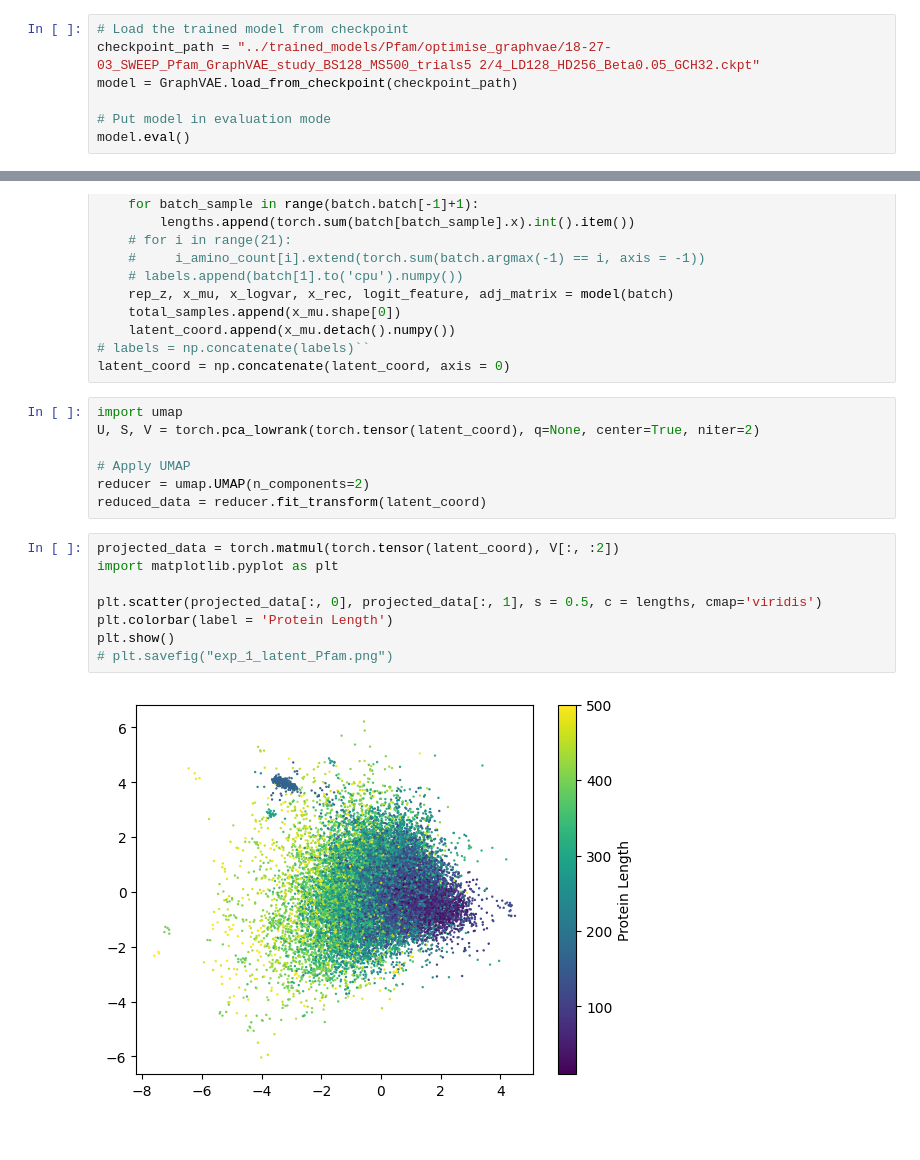
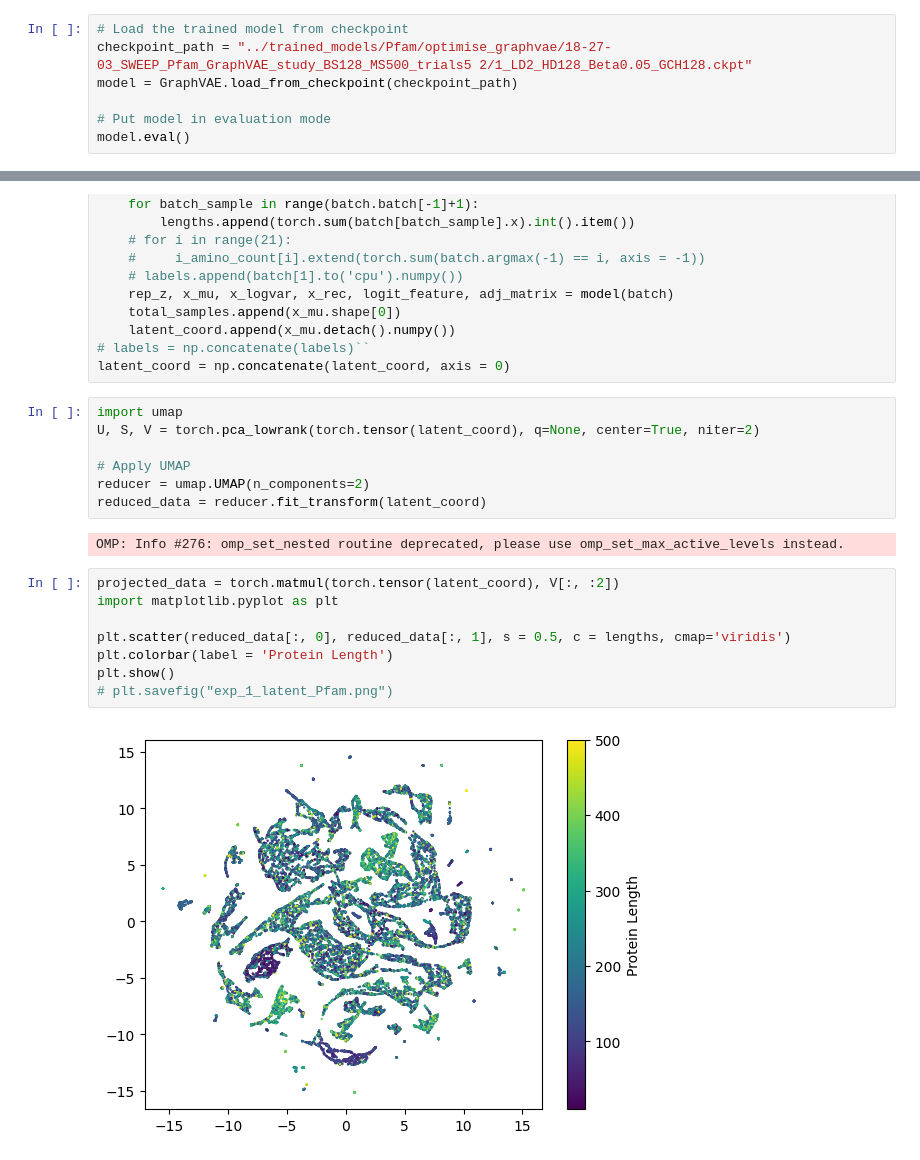
Before and after one commit to shazakam/ProteinManifoldLearning, a Jupyter notebook: Notebooks/GraphVAE_latent_vis.ipynb, the cells around one changed output, grey strips where cells are left out. Saved outputs shown, nothing was run; the diff lists cells and outputs as text.

```diff
--- a/Notebooks/GraphVAE_latent_vis.ipynb
+++ b/Notebooks/GraphVAE_latent_vis.ipynb
@@ -32,7 +29,7 @@ batch_size = 128
 loader = DataLoader(dataset, batch_size=batch_size, shuffle=False)
 # %%
 # Load the trained model from checkpoint
-checkpoint_path = "../trained_models/Pfam/optimise_graphvae/18-27-03_SWEEP_Pfam_GraphVAE_study_BS128_MS500_trials5 2/4_LD128_HD256_Beta0.05_GCH32.ckpt"
+checkpoint_path = "../trained_models/Pfam/optimise_graphvae/18-27-03_SWEEP_Pfam_GraphVAE_study_BS128_MS500_trials5 2/1_LD2_HD128_Beta0.05_GCH128.ckpt"
 model = GraphVAE.load_from_checkpoint(checkpoint_path)
 
 # Put model in evaluation mode
@@ -81,13 +78,15 @@ U, S, V = torch.pca_lowrank(torch.tensor(latent_coord), q=None, center=True, nit
 # Apply UMAP
 reducer = umap.UMAP(n_components=2)
 reduced_data = reducer.fit_transform(latent_coord)
+# %% [output]
+OMP: Info #276: omp_set_nested routine deprecated, please use omp_set_max_active_levels instead.
 # %%
 projected_data = torch.matmul(torch.tensor(latent_coord), V[:, :2])
 import matplotlib.pyplot as plt
 
-plt.scatter(projected_data[:, 0], projected_data[:, 1], s = 0.5, c = lengths, cmap='viridis')
+plt.scatter(reduced_data[:, 0], reduced_data[:, 1], s = 0.5, c = lengths, cmap='viridis')
 plt.colorbar(label = 'Protein Length')
 plt.show()
 # plt.savefig("exp_1_latent_Pfam.png")
 # %% [output]
-[figure, old version]
+[figure, new version]
```
Also changed, not shown: parts of 2 cells of this notebook, 7 other files.
